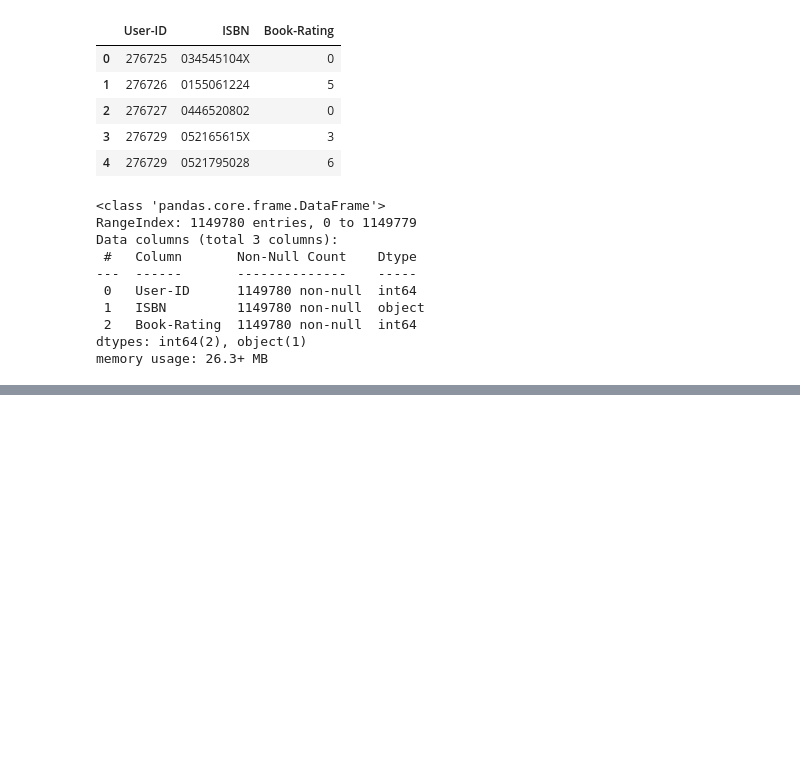
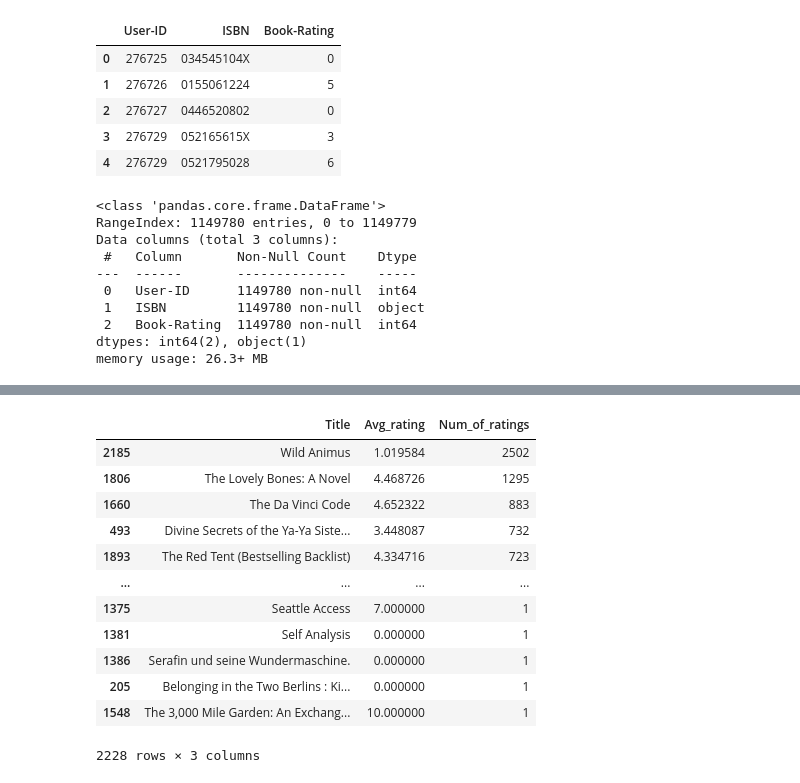
Before and after one commit to kapeeshvarma/Book-Recommendation-System, a Jupyter notebook: Book_Recommendation_System_Capstone_Project.ipynb, the cells around one changed output, grey strips where cells are left out. Cells and saved outputs as stored; diff of their text form; code cells hidden in the pictures; blank space fills up the shorter version.

```diff
--- a/Book_Recommendation_System_Capstone_Project.ipynb
+++ b/Book_Recommendation_System_Capstone_Project.ipynb
@@ -100,0 +129,21 @@ memory usage: 26.3+ MB
+# %%
+# Create a new DataFrame with average rating of each title and total no. of ratings
+new_data = pd.DataFrame(data.groupby("Title").mean()["Rating"])
+new_data = new_data.reset_index()
+new_data.rename(columns={'Rating':'Avg_rating'},inplace=True)
+new_data['Num_of_ratings'] = pd.DataFrame(data.groupby('Title')['Rating'].count()).reset_index()['Rating']
+new_data.sort_values(by='Num_of_ratings',ascending=False)
+# %% [output]
+|  | Title | Avg_rating | Num_of_ratings |
+| 2185 | Wild Animus | 1.019584 | 2502 |
+| 1806 | The Lovely Bones: A Novel | 4.468726 | 1295 |
+| 1660 | The Da Vinci Code | 4.652322 | 883 |
+| 493 | Divine Secrets of the Ya-Ya Siste... | 3.448087 | 732 |
+| 1893 | The Red Tent (Bestselling Backlist) | 4.334716 | 723 |
+| ... | ... | ... | ... |
+| 1375 | Seattle Access | 7.000000 | 1 |
+| 1381 | Self Analysis | 0.000000 | 1 |
+| 1386 | Serafin und seine Wundermaschine. | 0.000000 | 1 |
+| 205 | Belonging in the Two Berlins : Ki... | 0.000000 | 1 |
+| 1548 | The 3,000 Mile Garden: An Exchang... | 10.000000 | 1 |
+2228 rows × 3 columns
```
Also changed, not shown: parts of 8 cells of this notebook.
